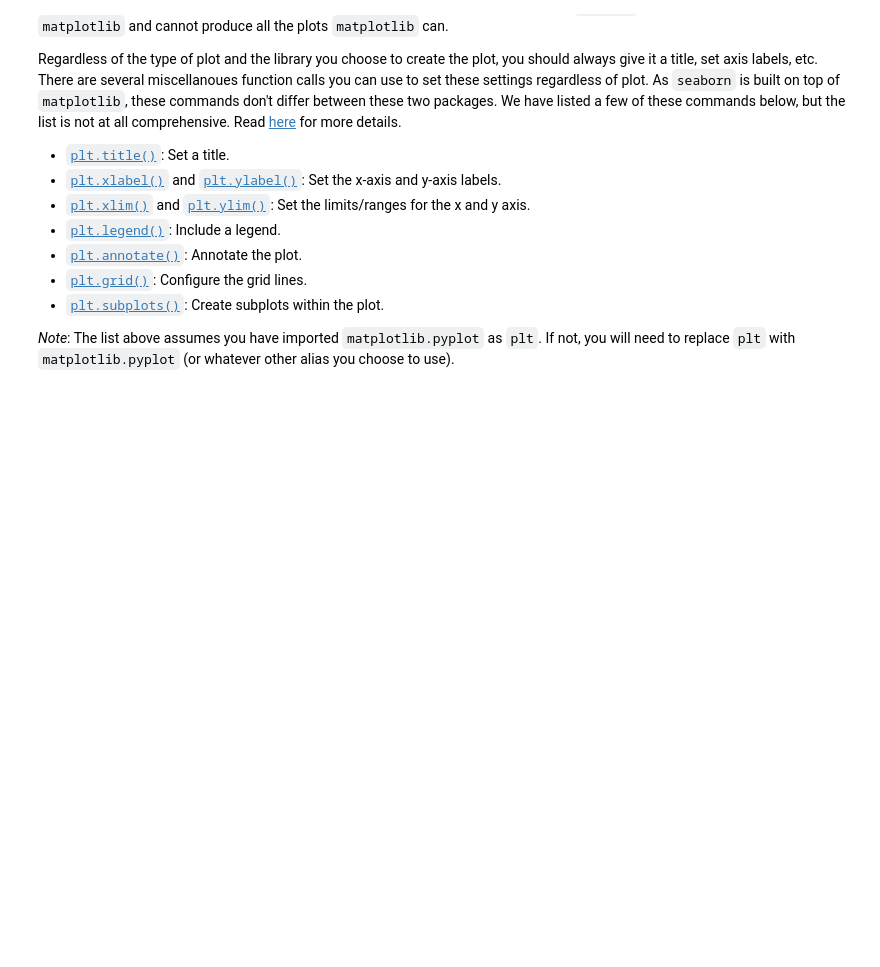
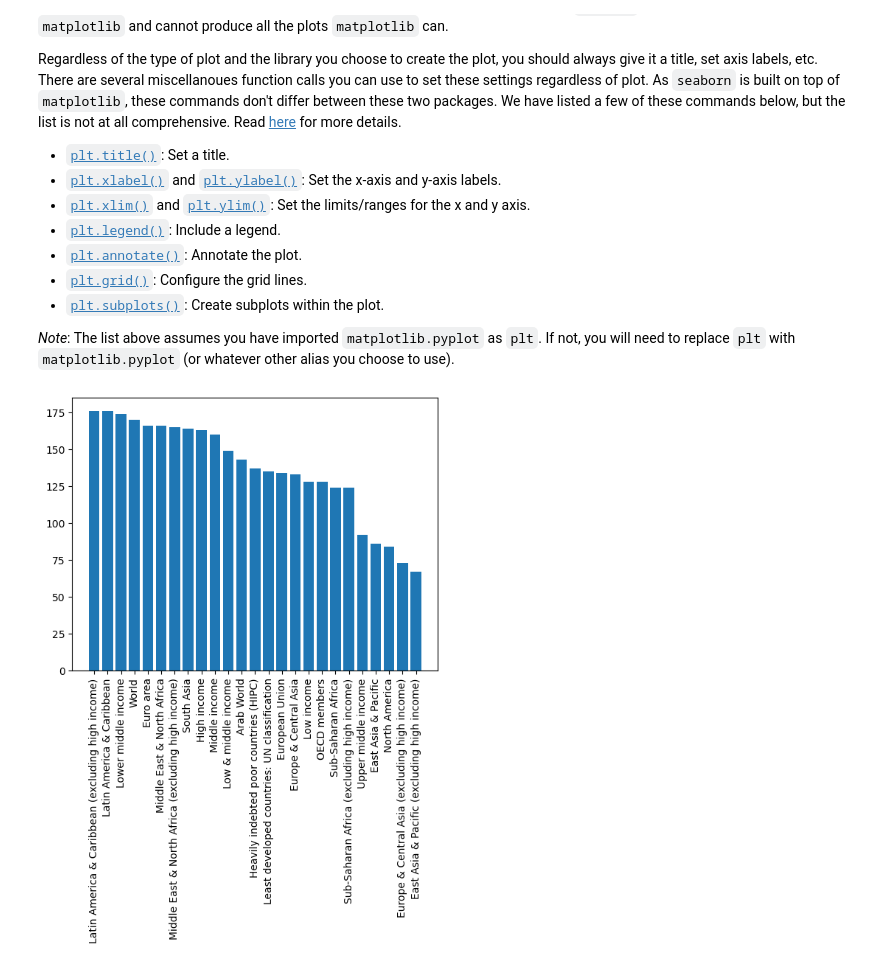
Before and after one commit to rohanjha123/data-h195, a Jupyter notebook: textbook/content/04-visualizations/types.ipynb, the cells around one changed output. Saved outputs shown, nothing was run; the diff lists cells and outputs as text; code cells hidden in the pictures; blank space fills up the shorter version.

```diff
--- a/textbook/content/04-visualizations/types.ipynb
+++ b/textbook/content/04-visualizations/types.ipynb
@@ -62,3 +48,8 @@ Regardless of the type of plot and the library you choose to create the plot, yo
 - [`plt.subplots()`](https://matplotlib.org/stable/api/_as_gen/matplotlib.pyplot.subplots.html#matplotlib.pyplot.subplots): Create subplots within the plot.
 
 *Note*: The list above assumes you have imported `matplotlib.pyplot` as `plt`. If not, you will need to replace `plt` with `matplotlib.pyplot` (or whatever other alias you choose to use).
+# %%
+plt.bar(wb_df['Country Name'].value_counts().index, wb_df['Country Name'].value_counts())
+plt.xticks(rotation=90);
+# %% [output]
+[figure, added]
```
Also changed, not shown: parts of 3 cells of this notebook, 2 other files.
